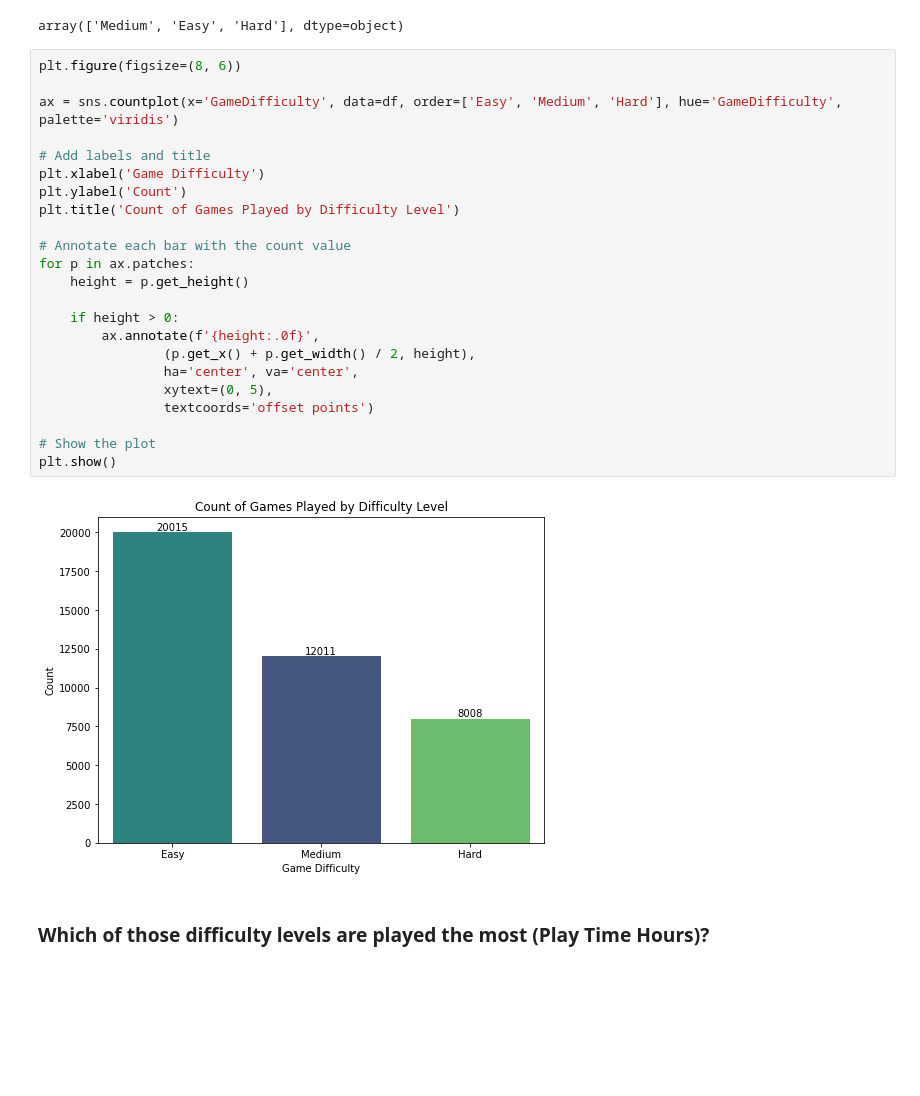
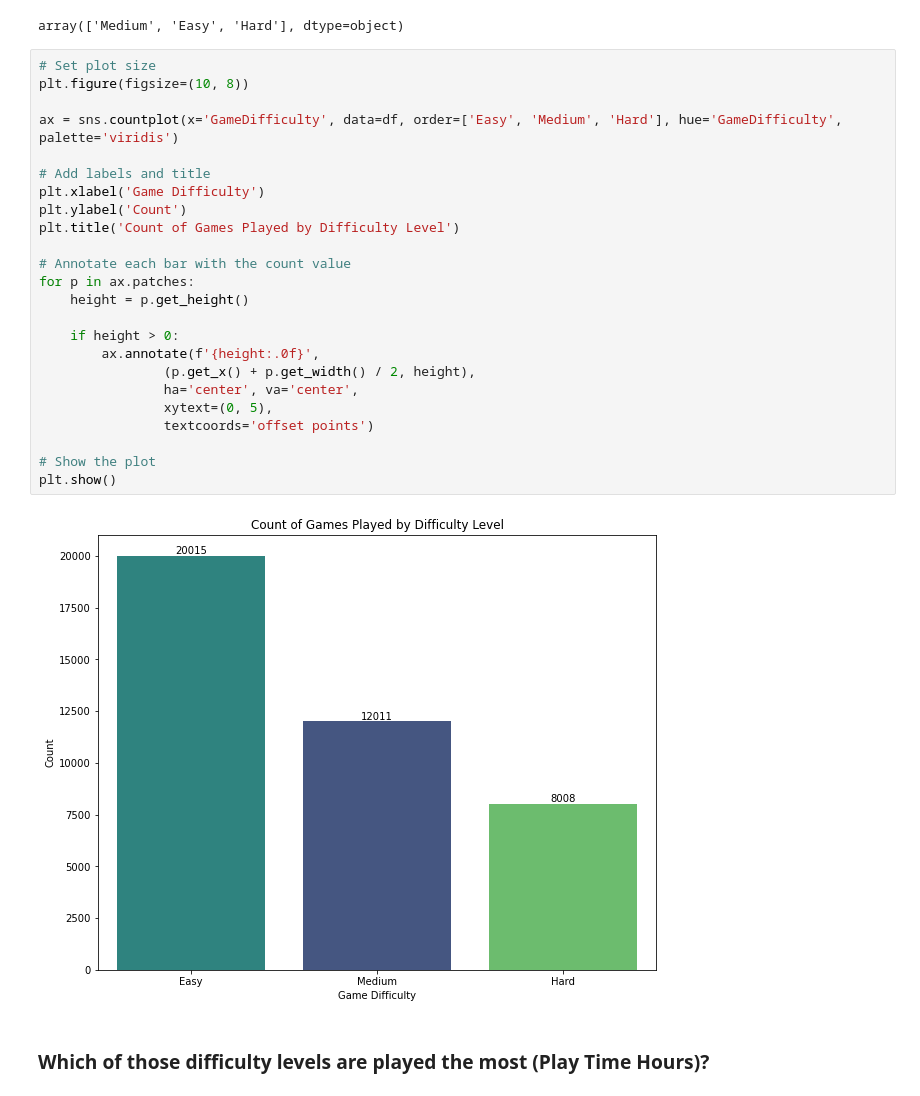
Before and after one commit to dmm4613/online-gaming-behavior-eda, a Jupyter notebook: online-gaming-behavior-eda.ipynb, the cells around one changed output. Saved outputs shown, nothing was run; the diff lists cells and outputs as text; blank space fills up the shorter version.

```diff
--- a/online-gaming-behavior-eda.ipynb
+++ b/online-gaming-behavior-eda.ipynb
@@ -353,30 +399,31 @@ df.GameDifficulty.unique()
 # %% [output]
 array(['Medium', 'Easy', 'Hard'], dtype=object)
 # %%
-plt.figure(figsize=(8, 6))
+# Set plot size
+plt.figure(figsize=(10, 8))
 
 ax = sns.countplot(x='GameDifficulty', data=df, order=['Easy', 'Medium', 'Hard'], hue='GameDifficulty', palette='viridis')
 
 # Add labels and title
 plt.xlabel('Game Difficulty')
 plt.ylabel('Count')
 plt.title('Count of Games Played by Difficulty Level')
 
 # Annotate each bar with the count value
 for p in ax.patches:
     height = p.get_height()
 
     if height > 0:
         ax.annotate(f'{height:.0f}',
                 (p.get_x() + p.get_width() / 2, height),
                 ha='center', va='center',
                 xytext=(0, 5),
                 textcoords='offset points')
 
 # Show the plot
 plt.show()
 # %% [output]
-[figure, old version]
+[figure, new version]
 # %% [markdown]
 ### Which of those difficulty levels are played the most (Play Time Hours)?
 # %%
```
Also changed, not shown: parts of 25 cells of this notebook, 2 other files.
